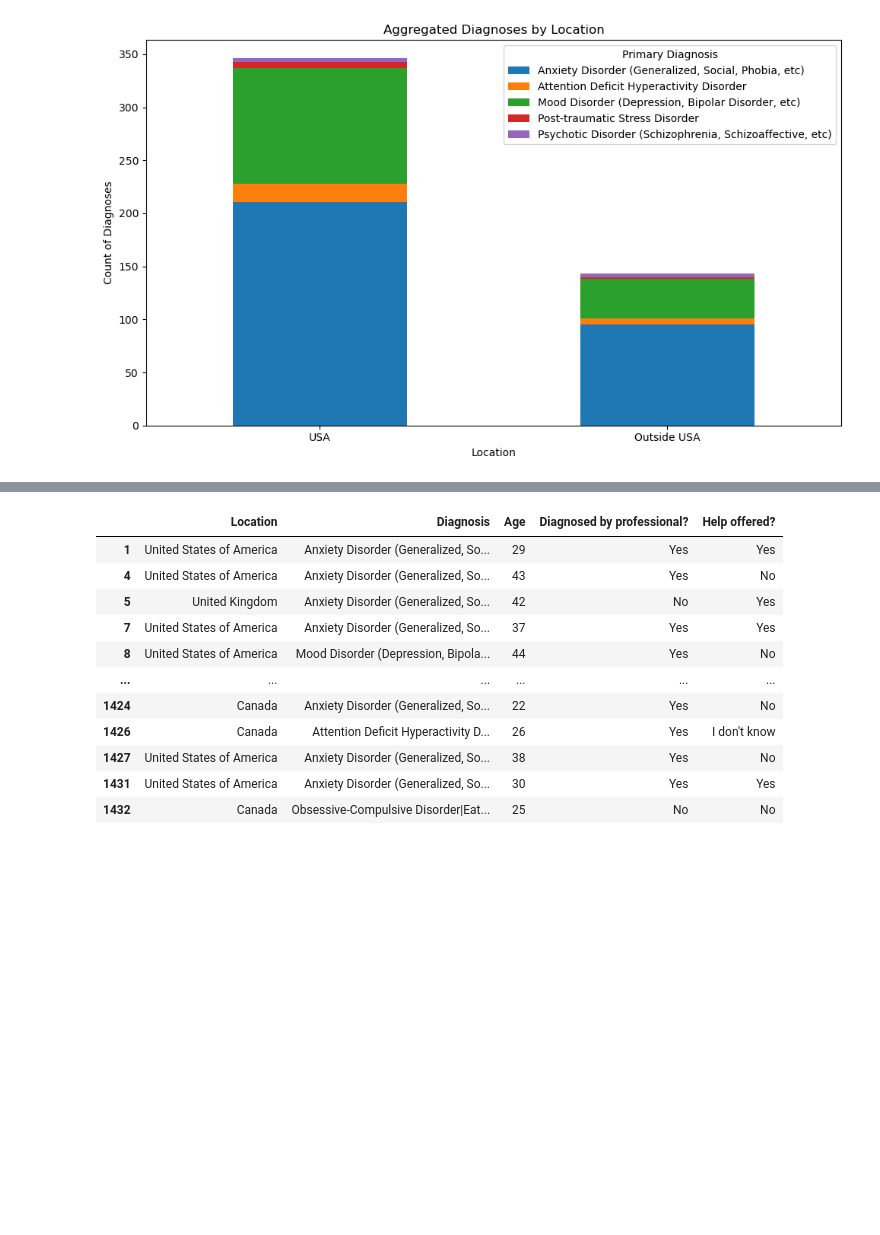
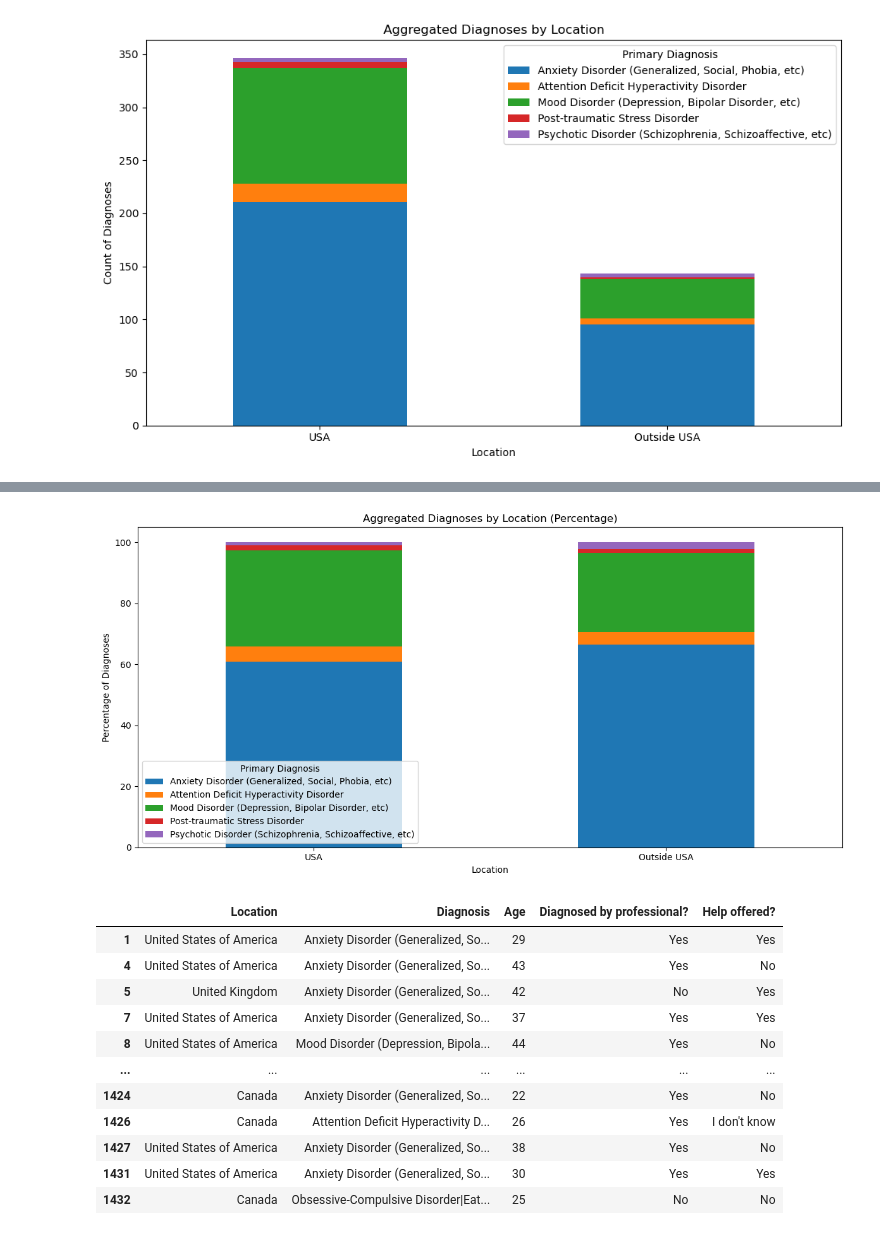
Before and after one commit to Keegawho198/Project-1_Mental-Health, a Jupyter notebook: Keegan.ipynb, the cells around one changed output, grey strips where cells are left out. Cells and saved outputs as stored; diff of their text form; code cells hidden in the pictures; blank space fills up the shorter version.

```diff
--- a/Keegan.ipynb
+++ b/Keegan.ipynb
@@ -527,3 +538,18 @@ combined_counts
+# %%
+# Normalize to get percentages
+combined_counts_percentage = combined_counts.div(combined_counts.sum(axis=1), axis=0) * 100
+
+# Plotting Use stacked
+combined_counts_percentage.plot(kind='bar', stacked=True, figsize=(12, 6))
+plt.title('Aggregated Diagnoses by Location (Percentage)')
+plt.xlabel('Location')
+plt.ylabel('Percentage of Diagnoses')
+plt.xticks(rotation=0)  # Rotate x-ticks for better readability
+plt.legend(title='Primary Diagnosis')
+plt.tight_layout()  # Adjust layout to make room for labels
+plt.show()
+# %% [output]
+[figure, added]
 # %%
 #FIND out if help is offered by employeer
 # %%
```
Also changed, not shown: parts of 7 cells of this notebook.
